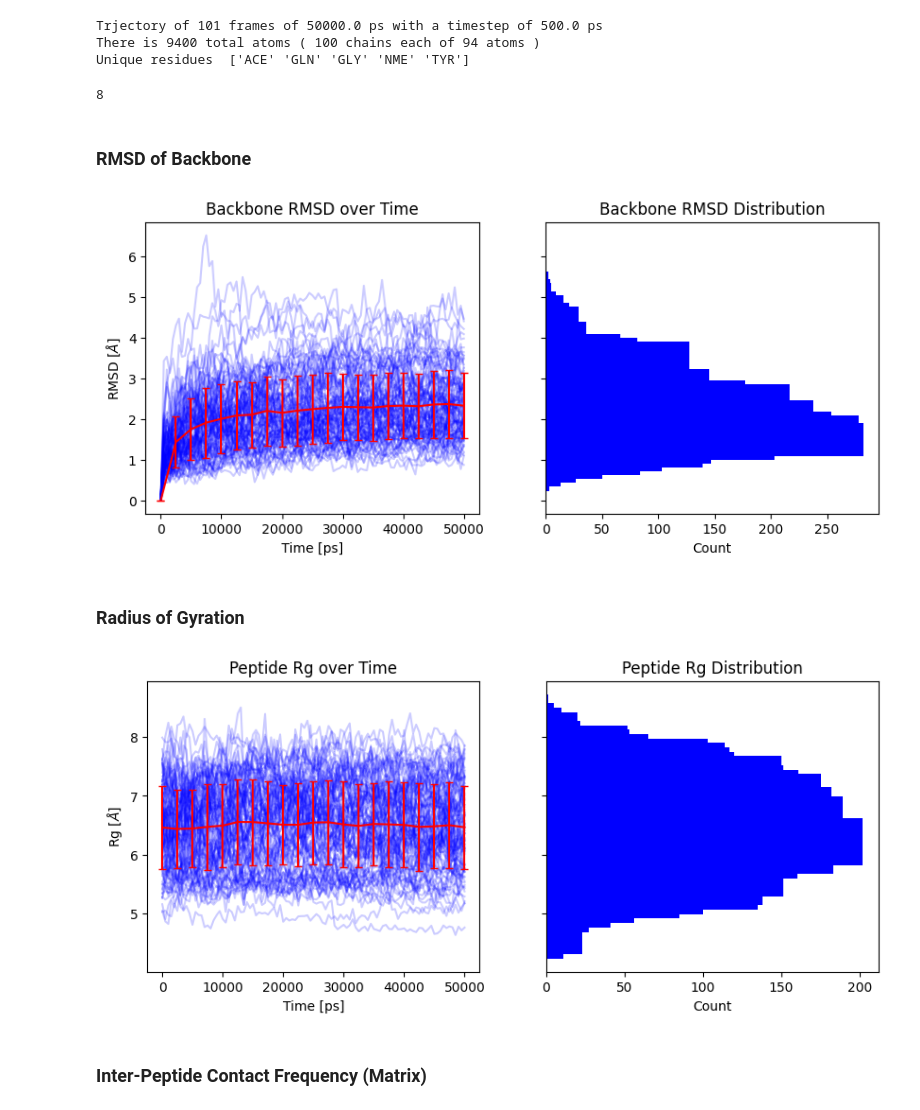
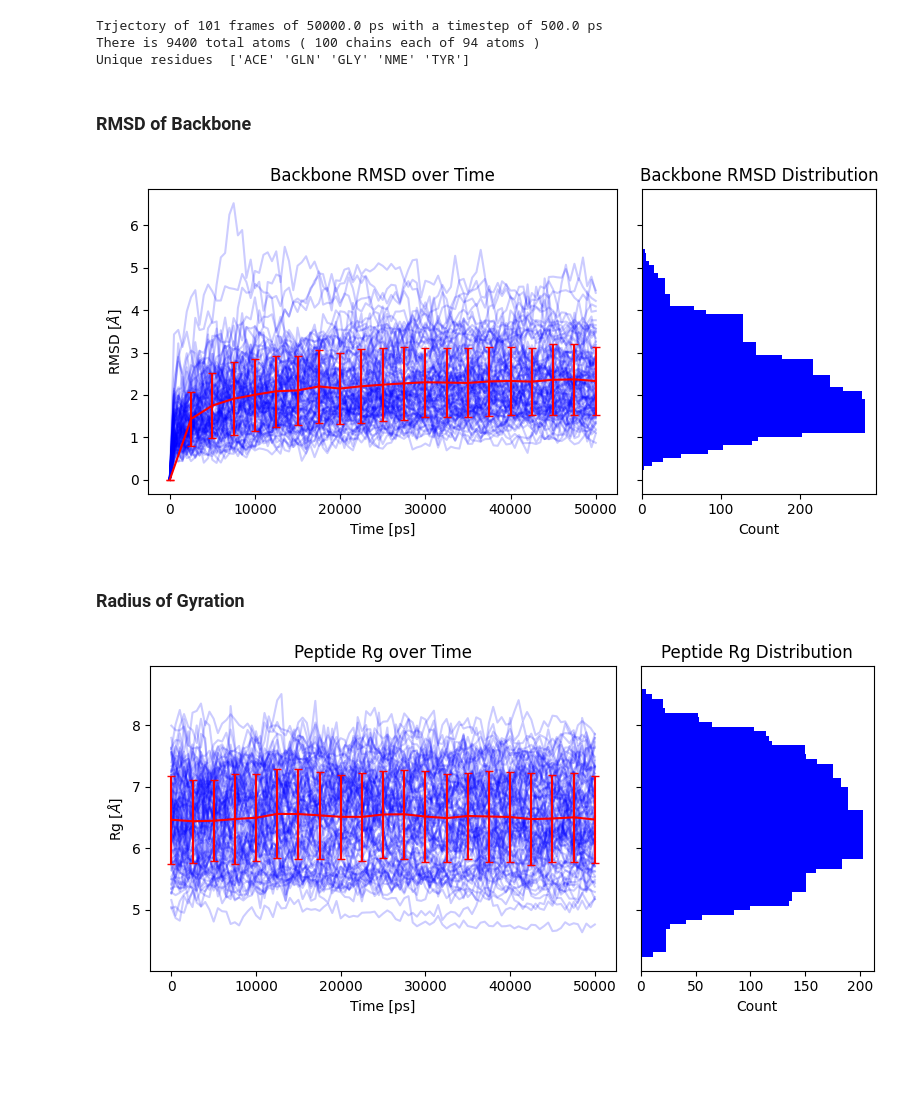
Before and after one commit to llisabere/basic-md-analysis, a Jupyter notebook: notebooks/readingTrj.ipynb, the cells around one changed output. Cells and saved outputs as stored; diff of their text form; code cells hidden in the pictures; blank space fills up the shorter version.

```diff
--- a/notebooks/readingTrj.ipynb
+++ b/notebooks/readingTrj.ipynb
@@ -46,43 +47,42 @@ chains = [protein[i*natoms_perchain:(i+1)*natoms_perchain] for i in range(nchain
 allresids = protein.residues
 nres = int(len(allresids)/nchains)
 chainresids = [allresids[i*nres:(i+1)*nres] for i in range(nchains)]
-# %%
-nres
-# %% [output]
-8
 # %%
 times = np.arange(0,u.trajectory.totaltime+dt,dt)
 # %% [markdown]
 ### RMSD of Backbone
 # %%
-Rs = []
-for chain in chains:
-    R = rms.RMSD(chain, select='backbone')
-    R.run()
-    Rs.append(R.rmsd[:,2])
+Rmsd = np.zeros((nchains,nframes))
+for ich,chain in enumerate(chains):
+    Rmsd_ch = rms.RMSD(chain, select='backbone')
+    Rmsd_ch.run()
+    Rmsd[ich] = Rmsd_ch.rmsd[:,2] #.append(Rmsd_ch.rmsd[:,2])
 # %%
-aveR = np.mean(Rs,axis=0)
-stdR = np.std(Rs,axis=0)
-fig,ax = plt.subplots(1,2,figsize=(10,4), sharey=True)
-for R in Rs:
+aveR = np.mean(Rmsd,axis=0)
+stdR = np.std(Rmsd,axis=0)
+
+fig,ax = plt.subplots(1,2,figsize=(8,4), sharey=True, width_ratios=[2,1])
+for R in Rmsd:
     ax[0].plot(times, R, alpha=0.2, c='b')
 ax[0].errorbar(times[::5],aveR[::5],stdR[::5],capsize=3, c='r', label='average')
 ax[0].set_xlabel("Time [ps]")
 ax[0].set_ylabel("RMSD [$\AA$]")
 ax[0].set_title("Backbone RMSD over Time")
 # ax[0].grid(True)
 
 # flatting out list of RMSDs and only looking at the second part of the trajectory
 hlen = int(nframes/2)
-Rs_flat = [i for j in Rs for i in j[hlen:]]
-h,b = np.histogram(Rs_flat,bins=50)
+Rmsd_flat = [i for j in Rmsd for i in j[hlen:]]
+h,b = np.histogram(Rmsd_flat,bins=50)
 ax[1].barh(b[:-1],h,color='b')
 ax[1].set_xlabel('Count')
 # ax[1].grid(True)
 ax[1].set_title("Backbone RMSD Distribution")
+
+plt.tight_layout()
 plt.show()
 # %% [output]
-[figure, old version]
+[figure, new version]
 # %% [markdown]
 ### Radius of Gyration
 # %%
@@ -99,7 +99,7 @@ for ts in u.trajectory:
 # %%
 aveRgs = np.mean(rgs,axis=1)
 stdRgs = np.std(rgs,axis=1)
-fig,ax = plt.subplots(1,2,figsize=(10,4), sharey=True)
+fig,ax = plt.subplots(1,2,figsize=(8,4), sharey=True, width_ratios=[2,1])
 
 ax[0].plot(times, rgs, c='b', alpha=0.2)
 ax[0].errorbar(times[::5],aveRgs[::5],stdRgs[::5],capsize=3, c='r', label='average')
@@ -116,8 +116,8 @@ ax[1].barh(b[:-1],h,color='b')
 ax[1].set_xlabel('Count')
 # ax[1].grid(True)
 ax[1].set_title("Peptide Rg Distribution")
+
+plt.tight_layout()
 plt.show()
 # %% [output]
-[figure, old version]
+[figure, new version]
-# %% [markdown]
-### Inter-Peptide Contact Frequency (Matrix)
```
Also changed, not shown: parts of 7 cells of this notebook, 1 other file.
